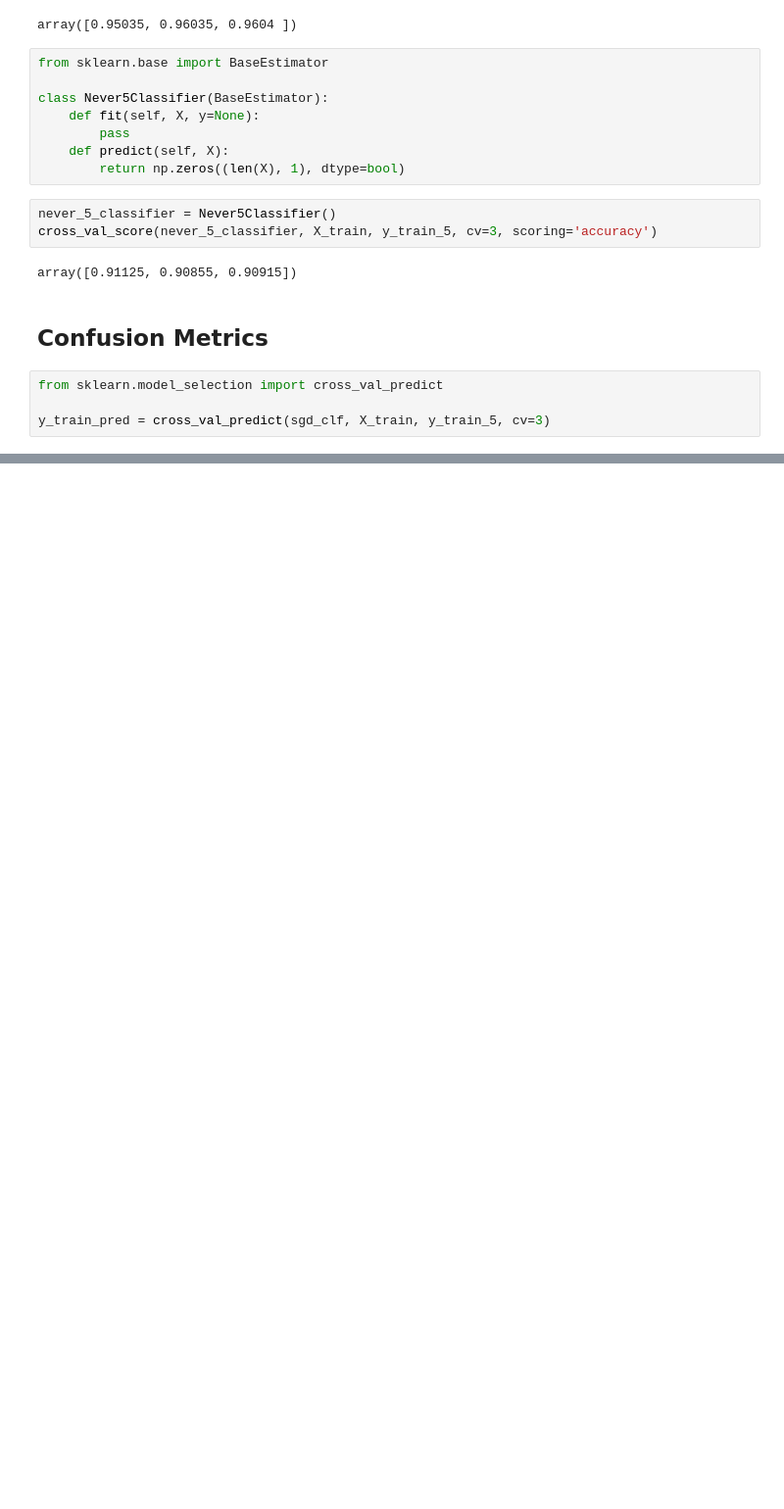
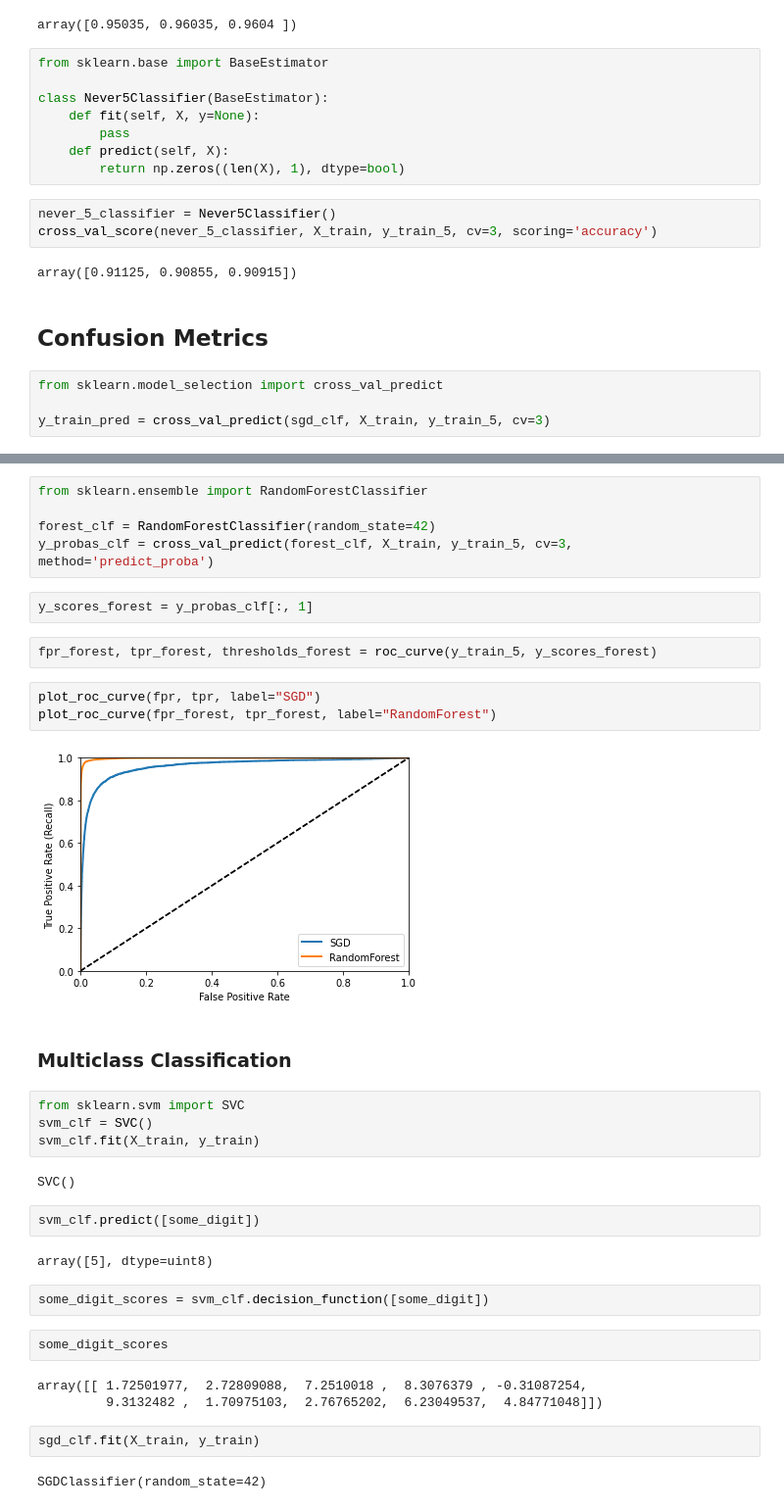
Before and after one commit to ygivenx/book-hands-on-ml-scikit-tf, a Jupyter notebook: 3-ch.ipynb, the cells around one changed output, grey strips where cells are left out. Shown: that part at 98% size. Drawn from its saved outputs; the diff is of its cells as text; blank space fills up the shorter version.

```diff
--- a/3-ch.ipynb
+++ b/3-ch.ipynb
@@ -79,0 +155,37 @@ confusion_matrix(y_train_5, y_train_pred)
+# %%
+from sklearn.ensemble import RandomForestClassifier
+
+forest_clf = RandomForestClassifier(random_state=42)
+y_probas_clf = cross_val_predict(forest_clf, X_train, y_train_5, cv=3, method='predict_proba')
+# %%
+y_scores_forest = y_probas_clf[:, 1]
+# %%
+fpr_forest, tpr_forest, thresholds_forest = roc_curve(y_train_5, y_scores_forest)
+# %%
+plot_roc_curve(fpr, tpr, label="SGD")
+plot_roc_curve(fpr_forest, tpr_forest, label="RandomForest")
+# %% [output]
+[figure, added]
+# %% [markdown]
+### Multiclass Classification
+# %%
+from sklearn.svm import SVC
+svm_clf = SVC()
+svm_clf.fit(X_train, y_train)
+# %% [output]
+SVC()
+# %%
+svm_clf.predict([some_digit])
+# %% [output]
+array([5], dtype=uint8)
+# %%
+some_digit_scores = svm_clf.decision_function([some_digit])
+# %%
+some_digit_scores
+# %% [output]
+array([[ 1.72501977,  2.72809088,  7.2510018 ,  8.3076379 , -0.31087254,
+         9.3132482 ,  1.70975103,  2.76765202,  6.23049537,  4.84771048]])
+# %%
+sgd_clf.fit(X_train, y_train)
+# %% [output]
+SGDClassifier(random_state=42)
```
Also changed, not shown: parts of 17 cells of this notebook, 1 other file.
